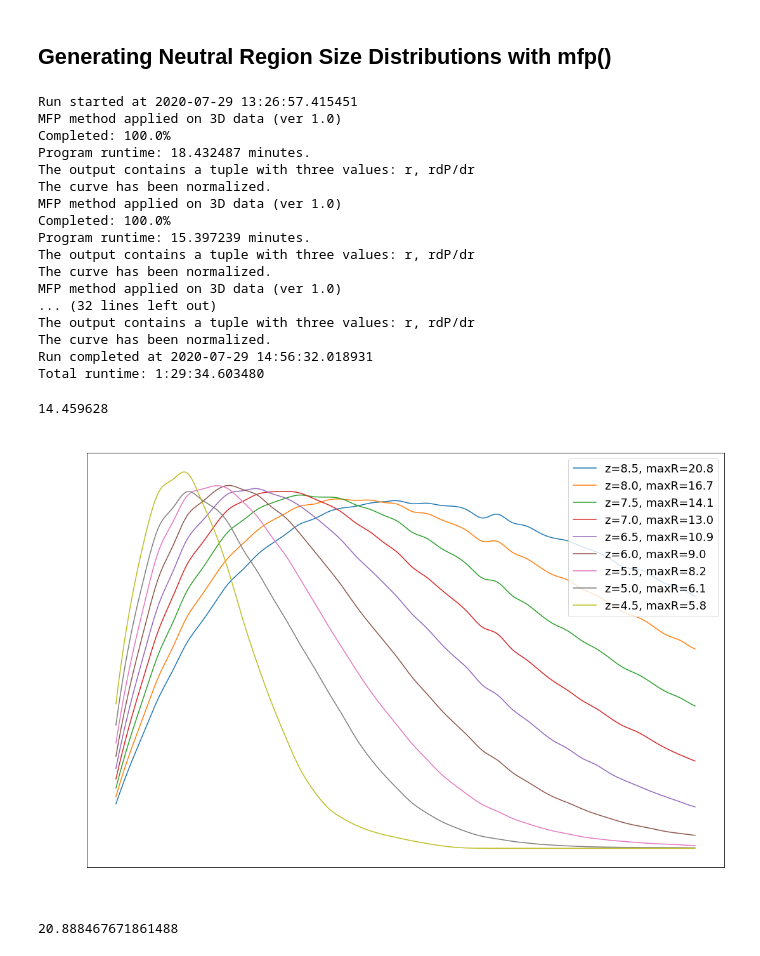
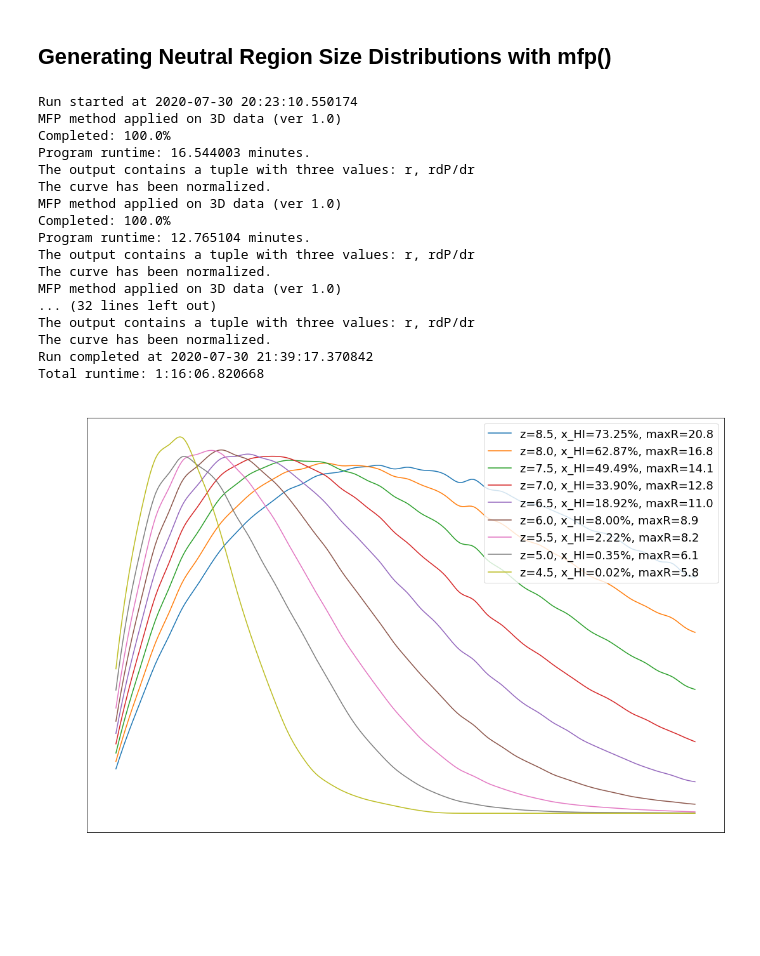
Before and after one commit to tommychinwj/HI_characterization, a Jupyter notebook: cube_HI_characterization.ipynb, the cells around one changed output. Drawn from its saved outputs; the diff is of its cells as text; code cells hidden in the pictures; blank space fills up the shorter version.

Commit message:
mean=...;mean_data[i]=mean, got rid of mean, Total neutral frac, p21c dtype=f32, np dtype=f64, fof()

```diff
--- a/cube_HI_characterization.ipynb
+++ b/cube_HI_characterization.ipynb
@@ -748,8 +875,9 @@ redshifts = np.arange(8.5, 4, -0.5)
 # ====================================================================================================================
 
 ionized_boxes = np.zeros((len(redshifts), HII_DIM, HII_DIM, HII_DIM))
+total_neutral_fractions = np.zeros(len(redshifts))
 
 for i, z in enumerate(redshifts):
-    ionized_box = p21c.ionize_box(redshift=z, init_boxes=init_cond).xH_box
-    ionized_boxes[i] = ionized_box
+    ionized_boxes[i] = p21c.ionize_box(redshift=z, init_boxes=init_cond).xH_box
+    total_neutral_fractions[i] = np.mean(ionized_boxes[i])
 # %% [output]
@@ -907,35 +1032,32 @@ def MFP_distributions(
     return mfp_radii, mpf_radii_probabilities
 # %%
 bin_num = int(1e3)
+interation = int(6e7)
 start_time = datetime.now()
 print(f'Run started at {start_time}')
 mfp_neutral_region_size, mfp_size_probabilities = MFP_distributions(
     boxes=ionized_boxes,
     bins=bin_num,
-    iterations=int(5.75e7)
+    iterations=interation
 )
 end_time = datetime.now()
 print(f'Run completed at {end_time}')
 print(f'Total runtime: {end_time - start_time}')
 # %% [output]
-Run started at 2020-07-29 13:26:57.415451
+Run started at 2020-07-30 20:23:10.550174
 MFP method applied on 3D data (ver 1.0)
 Completed: 100.0%
-Program runtime: 18.432487 minutes.
+Program runtime: 16.544003 minutes.
 The output contains a tuple with three values: r, rdP/dr
 The curve has been normalized.
 MFP method applied on 3D data (ver 1.0)
 Completed: 100.0%
-Program runtime: 15.397239 minutes.
+Program runtime: 12.765104 minutes.
 The output contains a tuple with three values: r, rdP/dr
 The curve has been normalized.
 MFP method applied on 3D data (ver 1.0)
 ... (32 lines left out)
 The output contains a tuple with three values: r, rdP/dr
 The curve has been normalized.
-Run completed at 2020-07-29 14:56:32.018931
-Total runtime: 1:29:34.603480
+Run completed at 2020-07-30 21:39:17.370842
+Total runtime: 1:16:06.820668
-# %%
-np.sum([3.002065, 2.496590, 2.099125, 1.763665, 1.482579, 1.235962, 0.996028, 0.806197, 0.577417])
-# %% [output]
-14.459628
@@ -942,25 +1066,22 @@ np.sum([3.002065, 2.496590, 2.099125, 1.763665, 1.482579, 1.235962, 0.996028, 0.
 # %%
 color='white'
-percent=0.6
+percent=0.61
 
 plt.figure(figsize=(18, 12))
-for i, mfp_size_probabilitie in enumerate(mfp_size_probabilities):
+for i, mfp_size_probability in enumerate(mfp_size_probabilities):
     plt.plot(
         mfp_neutral_region_size[:int(percent*bin_num)],
-        mfp_size_probabilitie[:int(percent*bin_num)],
+        mfp_size_probability[:int(percent*bin_num)],
         '-',
-        label=f'z={redshifts[i]}, maxR={mfp_neutral_region_size[np.argmax(mfp_size_probabilities[i])]:.1f}'
+        label=f'z={redshifts[i]}, x_HI={total_neutral_fractions[i]*100:.2f}%, \
+maxR={mfp_neutral_region_size[np.argmax(mfp_size_probability)]:.1f}'
     )
 plt.legend()
 plt.tick_params(color=color, labelcolor=color)
 plt.xlabel('$R$ (Mpc)', color=color)
 plt.ylabel('$R\mathrm{d}P/\mathrm{d}R$', color=color)
-plt.title(f'Region Size Distribution of Neutral Fraction Box', color=color)
+plt.title(f'Region Size Distribution of Neutral Fraction Box ({interation:.0e} iterations)', color=color)
 plt.rcParams['font.size'] = 18
 # plt.yscale('log')
 # %% [output]
-[figure, old version]
+[figure, new version]
-# %%
-mfp_neutral_region_size[np.argmax(mfp_size_probabilities[0])]
-# %% [output]
-20.888467671861488
```
Also changed, not shown: parts of 22 cells of this notebook.
